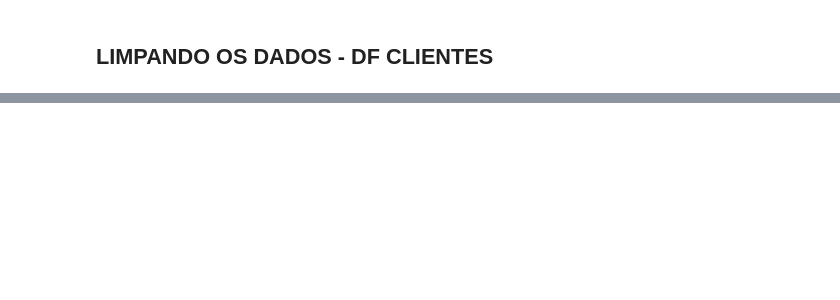
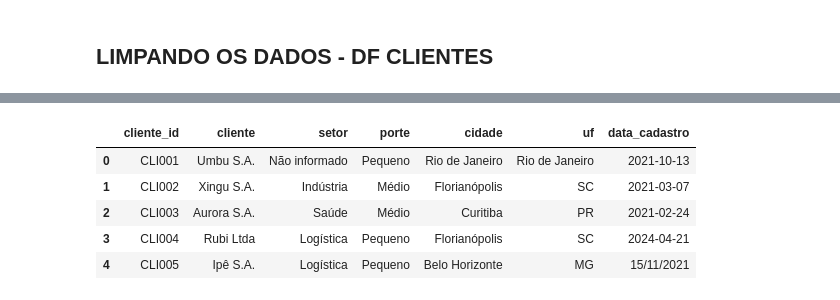
Before and after one commit to Carolaynebarret/DataConnect, a Jupyter notebook: Untitled24.ipynb, the cells around one changed output, grey strips where cells are left out. Saved outputs shown, nothing was run; the diff lists cells and outputs as text; code cells hidden in the pictures; blank space fills up the shorter version.

```diff
--- a/Untitled24.ipynb
+++ b/Untitled24.ipynb
@@ -469,0 +514,13 @@ display(df_analistas)
+# %%
+#Preencher os valores faltantes por (Não informado)
+
+df_clientes['setor'] = df_clientes['setor'].fillna('Não informado')
+
+df_clientes.head()
+# %% [output]
+|  | cliente_id | cliente | setor | porte | cidade | uf | data_cadastro |
+| 0 | CLI001 | Umbu S.A. | Não informado | Pequeno | Rio de Janeiro | Rio de Janeiro | 2021-10-13 |
+| 1 | CLI002 | Xingu S.A. | Indústria | Médio | Florianópolis | SC | 2021-03-07 |
+| 2 | CLI003 | Aurora S.A. | Saúde | Médio | Curitiba | PR | 2021-02-24 |
+| 3 | CLI004 | Rubi Ltda | Logística | Pequeno | Florianópolis | SC | 2024-04-21 |
+| 4 | CLI005 | Ipê S.A. | Logística | Pequeno | Belo Horizonte | MG | 15/11/2021 |
```
Also changed, not shown: parts of 13 cells of this notebook.
